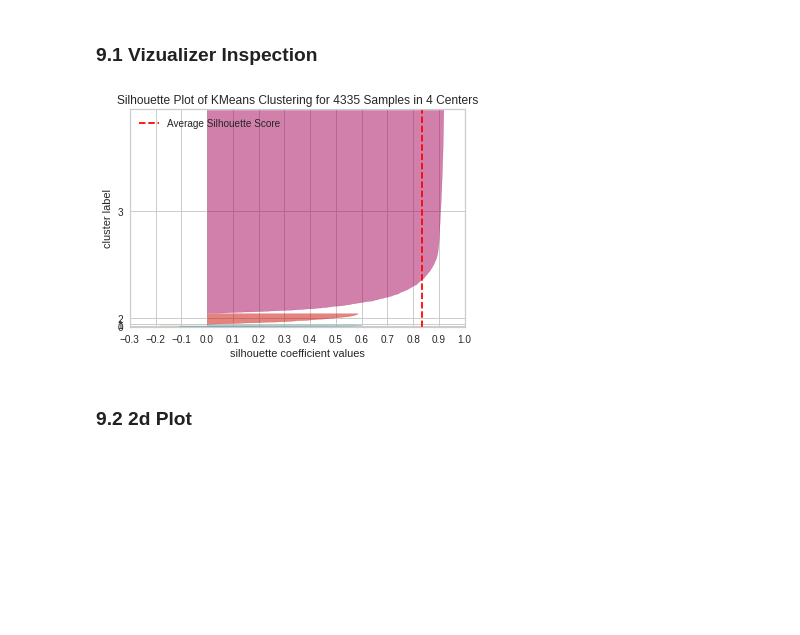
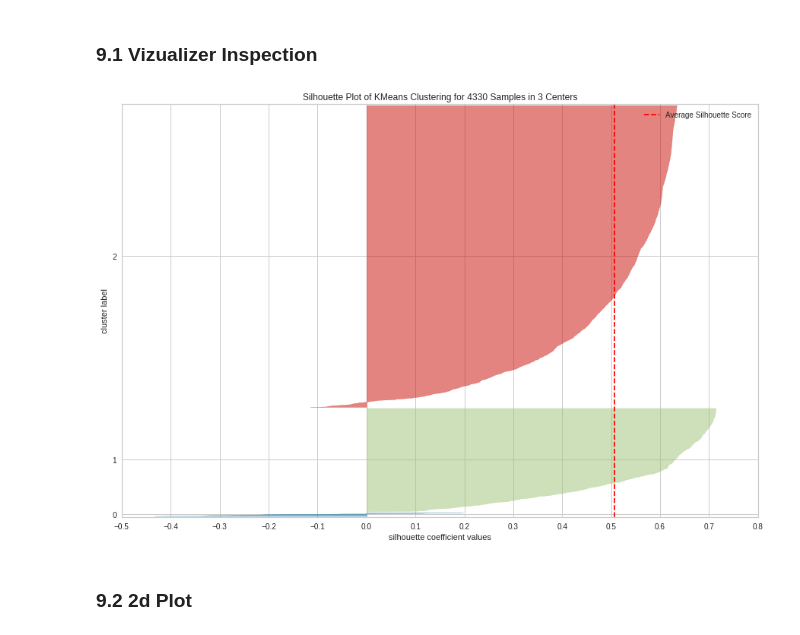
Before and after one commit to rmouram/insiders-clustering, a Jupyter notebook: notebooks/ciclo03-insiders-clustering.ipynb, the cells around one changed output. Drawn from its saved outputs; the diff is of its cells as text; code cells hidden in the pictures; blank space fills up the shorter version.

```diff
--- a/notebooks/ciclo03-insiders-clustering.ipynb
+++ b/notebooks/ciclo03-insiders-clustering.ipynb
@@ -244,7 +311,7 @@ df3 = df2_purchase.copy()
 ### **3.1 Feature Creation**
 # %%
 # data reference
-df_ref = df3.drop(['invoice_no', 'stock_code', 'description', 'quantity', 'invoice_date', 'unit_price', 'country'], axis = 1).drop_duplicates(ignore_index=True)
+df_ref = df3.drop(['invoice_no', 'stock_code', 'quantity', 'invoice_date', 'unit_price', 'country'], axis = 1).drop_duplicates(ignore_index=True)
 df_ref.head()
 # %% [output]
 |  | customer_id |
@@ -351,3 +418,11 @@ Quantidade de clientes: 4335
 ## **5.0 Data Preparation**
 # %%
 df5 = df4.copy()
+# %%
+# Standard Scaler
+ss = pp.StandardScaler()
+df5['gross_revenue'] = ss.fit_transform(df5[['gross_revenue']])
+df5['recency_days'] = ss.fit_transform(df5[['recency_days']])
+df5['invoice_no'] = ss.fit_transform(df5[['invoice_no']])
+df5['avg_ticket'] = ss.fit_transform(df5[['avg_ticket']])
+df5['returns'] = ss.fit_transform(df5[['returns']])
@@ -364,19 +448,19 @@ clusters = [2, 3, 4, 5, 6, 7]
 # %% [markdown]
 ### **7.1 Within-Cluster Sum of Square (WSS)**
 # %%
-wss = []
-for k in clusters:
-    # model definition
-    kmeans = c.KMeans(init='random', n_clusters=k, n_init=10, max_iter=300, random_state=42)
+# wss = []
+# for k in clusters:
+#     # model definition
+#     kmeans = c.KMeans(init='random', n_clusters=k, n_init=10, max_iter=300, random_state=42)
 
-    #model training
-    kmeans.fit(X)
+#     #model training
+#     kmeans.fit(X)
 
-    # validation
-    wss.append(kmeans.inertia_)
+#     # validation
+#     wss.append(kmeans.inertia_)
 
-# plot wss
-plt.plot(clusters, wss, linestyle='--', marker='o', color='b')
-plt.xlabel('K')
-plt.ylabel('Within-Cluster Sum of Square')
-plt.title('WSS vs K')
+# # plot wss
+# plt.plot(clusters, wss, linestyle='--', marker='o', color='b')
+# plt.xlabel('K')
+# plt.ylabel('Within-Cluster Sum of Square')
+# plt.title('WSS vs K')
@@ -426,7 +507,7 @@ for k in clusters:
 #### **8.1.1 K-Means**
 # %%
 # model definition
-k = 4
+k = 3
 kmeans = c.KMeans(init='random', n_clusters=k, n_init=10, max_iter=300, random_state=42)
 
 # model training
@@ -462,13 +543,13 @@ df9.head()
 # %% [markdown]
 ### **9.1 Vizualizer Inspection**
 # %%
-k = 4
+k = 3
 km = c.KMeans(init='random', n_clusters=k, n_init=10, max_iter=300, random_state=42)
 visualizer = SilhouetteVisualizer(km, colors='yellowbrick')
 visualizer.fit(X)
 visualizer.finalize()
 # %% [output]
-[figure, old version]
+[figure, new version]
 # %% [markdown]
 ### **9.2 2d Plot**
 # %%
```
Also changed, not shown: parts of 28 cells of this notebook, 1 other file.
